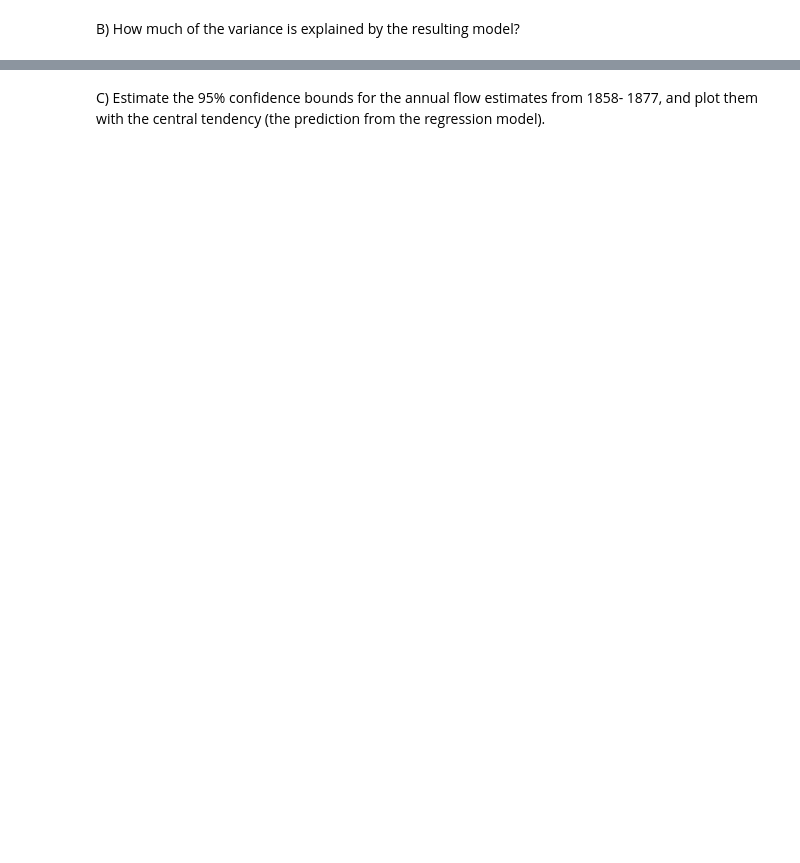
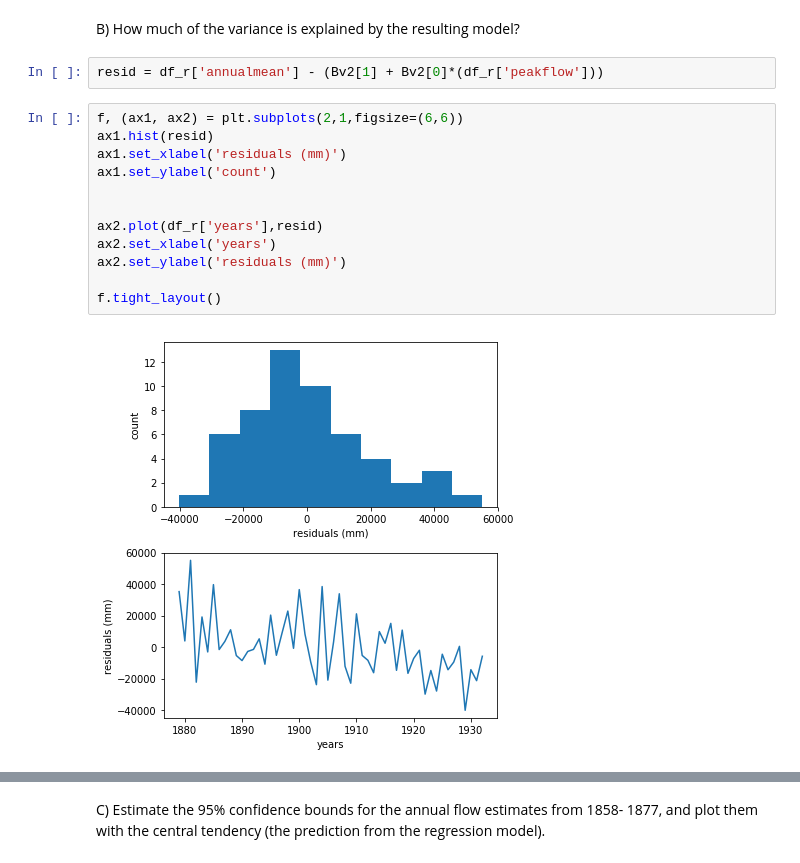
Before and after one commit to AzusaSayuri/UW-Data-analysis, a Jupyter notebook: HW3/Assignment 3 Ximin Hu.ipynb, the cells around one changed output, grey strips where cells are left out. Cells and saved outputs as stored; diff of their text form; blank space fills up the shorter version.

```diff
--- a/HW3/Assignment 3 Ximin Hu.ipynb
+++ b/HW3/Assignment 3 Ximin Hu.ipynb
@@ -232,2 +296,18 @@ A) First, isolate the period of relevant overlap (1879-1932) and plot the timese
 # %% [markdown]
 B) How much of the variance is explained by the resulting model?
+# %%
+resid = df_r['annualmean'] - (Bv2[1] + Bv2[0]*(df_r['peakflow']))
+# %%
+f, (ax1, ax2) = plt.subplots(2,1,figsize=(6,6))
+ax1.hist(resid)
+ax1.set_xlabel('residuals (mm)')
+ax1.set_ylabel('count')
+
+
+ax2.plot(df_r['years'],resid)
+ax2.set_xlabel('years')
+ax2.set_ylabel('residuals (mm)')
+
+f.tight_layout()
+# %% [output]
+[figure, added]
```
Also changed, not shown: parts of 16 cells of this notebook.
